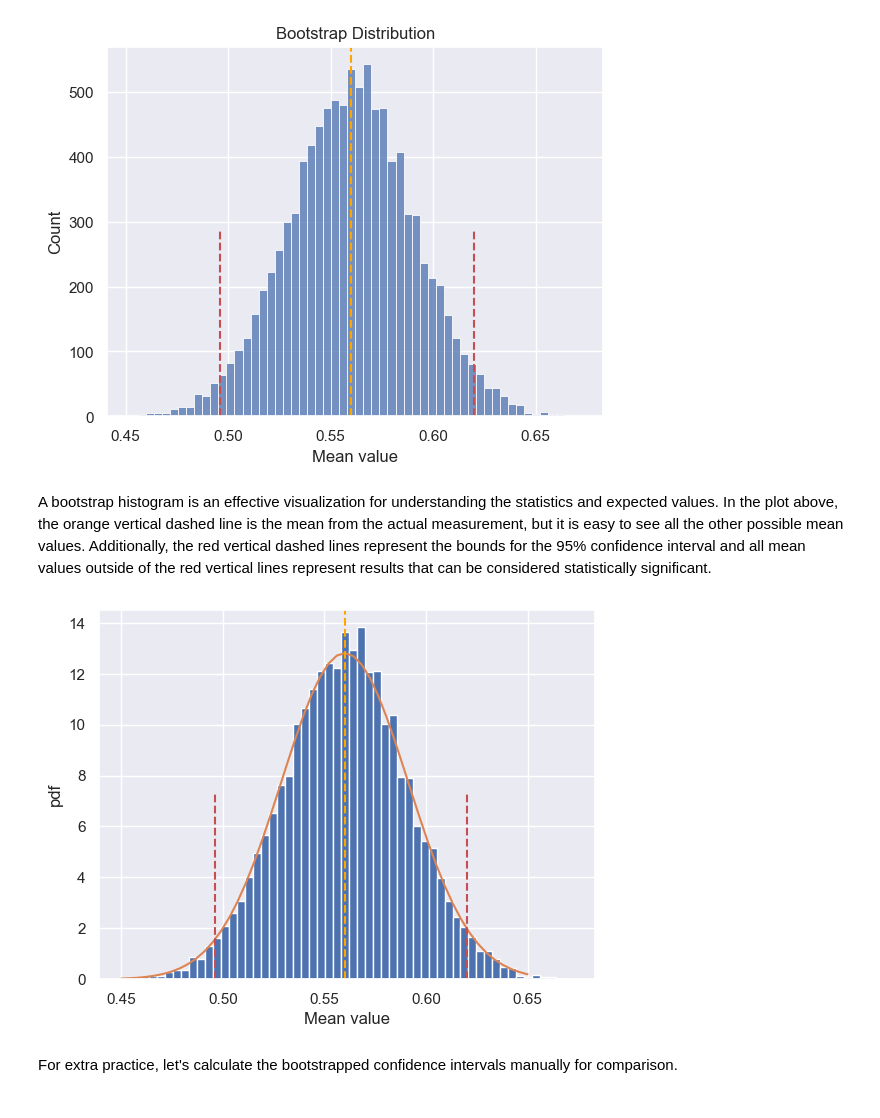
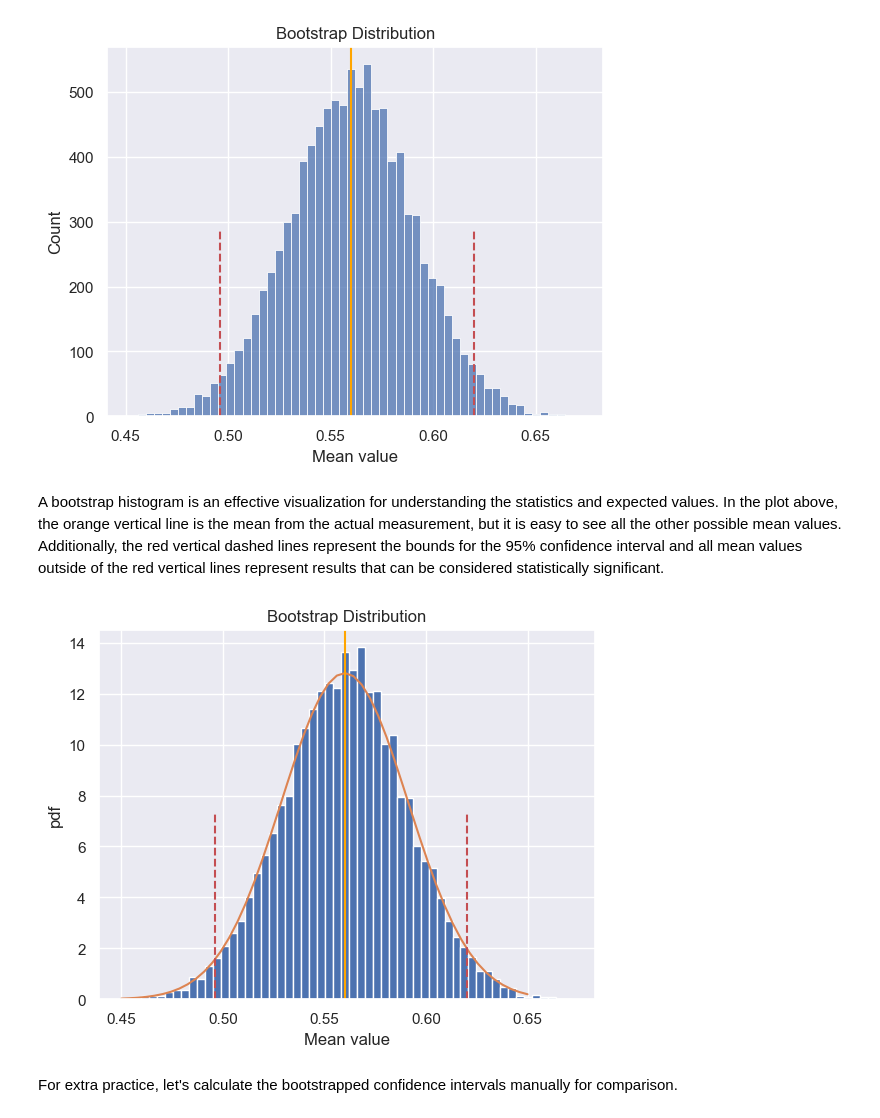
Before and after one commit to data-sandbox/stats-playground, a Jupyter notebook: bootstrap.ipynb, the cells around one changed output. Cells and saved outputs as stored; diff of their text form; code cells hidden in the pictures.

```diff
--- a/bootstrap.ipynb
+++ b/bootstrap.ipynb
@@ -48,22 +55,24 @@ plt.show()
 # %% [output]
 [figure]
 # %% [markdown]
-A bootstrap histogram is an effective visualization for understanding the statistics and expected values. In the plot above, the orange vertical dashed line is the mean from the actual measurement, but it is easy to see all the other possible mean values. Additionally, the red vertical dashed lines represent the bounds for the 95% confidence interval and all mean values outside of the red vertical lines represent results that can be considered statistically significant.
+A bootstrap histogram is an effective visualization for understanding the statistics and expected values. In the plot above, the orange vertical line is the mean from the actual measurement, but it is easy to see all the other possible mean values. Additionally, the red vertical dashed lines represent the bounds for the 95% confidence interval and all mean values outside of the red vertical lines represent results that can be considered statistically significant.
 # %%
 # Same plot with normal distribution overlaid
 mean_sample = np.mean(toss)
 x = np.linspace(0.45, 0.65)
 pdf = stats.norm.pdf(x, loc=mean_sample, scale=bootstrap_ci.standard_error)
 plt.hist(distribution, bins=bins, density=True);
+plt.title('Bootstrap Distribution')
+plt.xlabel('Mean value')
 plt.plot(x, pdf)
 plt.xlabel('Mean value')
 plt.ylabel('pdf')
-plt.axvline(np.mean(toss), 0, 1, c='orange', linestyle='--')
+plt.axvline(np.mean(toss), 0, 1, c='orange', linestyle='-')
 plt.axvline(ci[0], 0, 0.5, c='r', linestyle='--')
 plt.axvline(ci[1], 0, 0.5, c='r', linestyle='--')
 plt.show()
 # %% [output]
-[figure, old version]
+[figure, new version]
 # %% [markdown]
 For extra practice, let's calculate the bootstrapped confidence intervals manually for comparison.
 # %%
```
Also changed, not shown: parts of 10 cells of this notebook.
